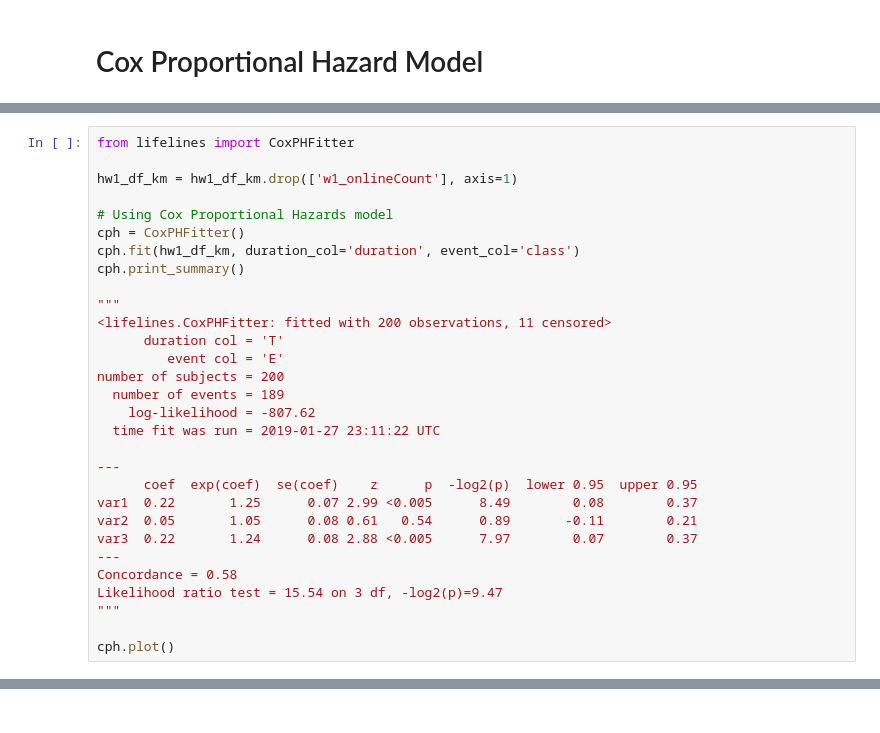
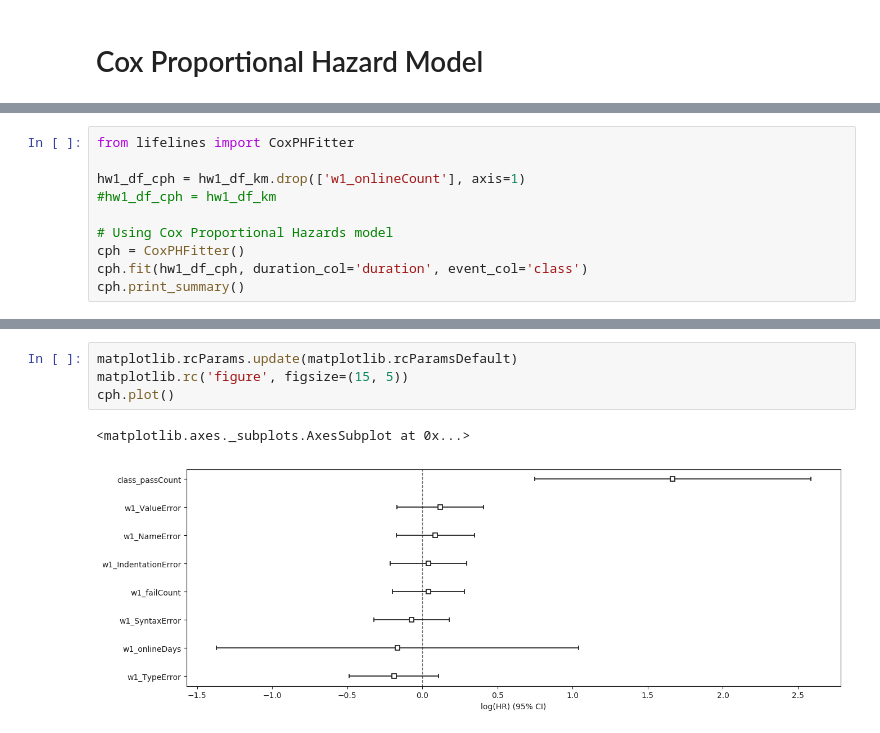
Before and after one commit to owen198/kslab, a Jupyter notebook: math_ct/Survival Analysis - math.ipynb, the cells around one changed output, grey strips where cells are left out. Drawn from its saved outputs; the diff is of its cells as text.

```diff
--- a/math_ct/Survival Analysis - math.ipynb
+++ b/math_ct/Survival Analysis - math.ipynb
@@ -209,30 +228,0 @@ regression_dataset.head()
-# %%
-from lifelines import CoxPHFitter
-
-hw1_df_km = hw1_df_km.drop(['w1_onlineCount'], axis=1)
-
-# Using Cox Proportional Hazards model
-cph = CoxPHFitter()
-cph.fit(hw1_df_km, duration_col='duration', event_col='class')
-cph.print_summary()
-
-"""
-<lifelines.CoxPHFitter: fitted with 200 observations, 11 censored>
-      duration col = 'T'
-         event col = 'E'
-number of subjects = 200
-  number of events = 189
-    log-likelihood = -807.62
-  time fit was run = 2019-01-27 23:11:22 UTC
-
----
-      coef  exp(coef)  se(coef)    z      p  -log2(p)  lower 0.95  upper 0.95
-var1  0.22       1.25      0.07 2.99 <0.005      8.49        0.08        0.37
-var2  0.05       1.05      0.08 0.61   0.54      0.89       -0.11        0.21
-var3  0.22       1.24      0.08 2.88 <0.005      7.97        0.07        0.37
----
-Concordance = 0.58
-Likelihood ratio test = 15.54 on 3 df, -log2(p)=9.47
-"""
-
-cph.plot()
@@ -258,0 +229,10 @@ Likelihood ratio test = 42.32 on 8 df, -log2(p)=19.70
+# %%
+from lifelines import CoxPHFitter
+
+hw1_df_cph = hw1_df_km.drop(['w1_onlineCount'], axis=1)
+#hw1_df_cph = hw1_df_km
+
+# Using Cox Proportional Hazards model
+cph = CoxPHFitter()
+cph.fit(hw1_df_cph, duration_col='duration', event_col='class')
+cph.print_summary()
@@ -258,0 +257,7 @@ Likelihood ratio test = 42.32 on 8 df, -log2(p)=19.70
+# %%
+matplotlib.rcParams.update(matplotlib.rcParamsDefault)
+matplotlib.rc('figure', figsize=(15, 5))
+cph.plot()
+# %% [output]
+<matplotlib.axes._subplots.AxesSubplot at 0x...>
+[figure, added]
```
Also changed, not shown: parts of 15 cells of this notebook, 2 other files.
